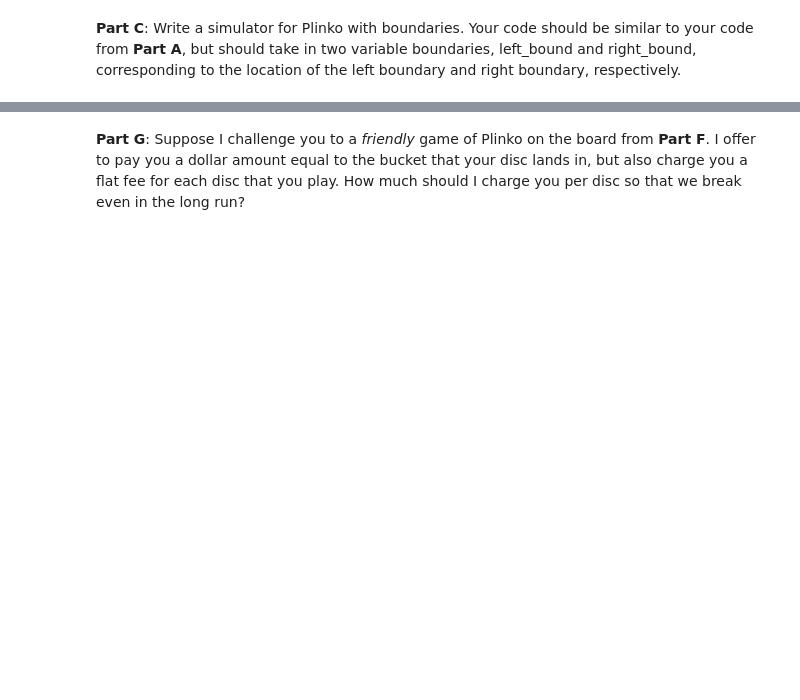
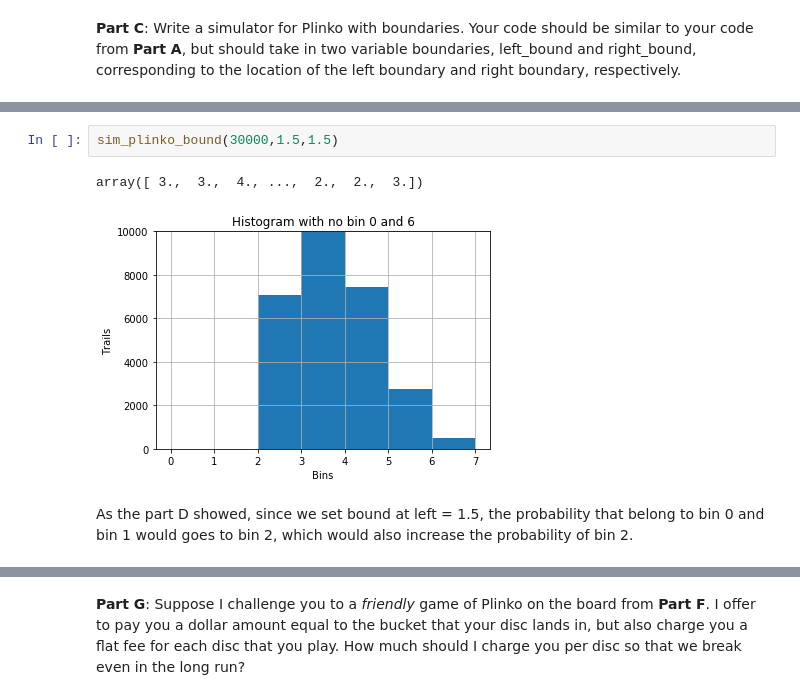
Before and after one commit to manfromchangsha/csci3022-Chen, a Jupyter notebook: homework/homework4/hmwk04_Lastname_Firstname.ipynb, the cells around one changed output, grey strips where cells are left out. Drawn from its saved outputs; the diff is of its cells as text; blank space fills up the shorter version.

```diff
--- a/homework/homework4/hmwk04_Lastname_Firstname.ipynb
+++ b/homework/homework4/hmwk04_Lastname_Firstname.ipynb
@@ -183,6 +264,13 @@ Let $X$ be the random variable corresponding to the Bucket that the disc lands i
 ![alt text](http://danlarremore.com/misc/plinko4.png)
 
 Let $X$ be the random variable corresponding to the Bucket that the disc lands in. Run your simulation for at least $10K$ trials and plot a density histogram estimate of the PMF of $X$. Compare the approximate PMF for this board to the boards from **Parts A** and **D**. Explain the mechanism that causes the differences between the three PMFs in words.
+# %%
+sim_plinko_bound(30000,1.5,1.5)
+# %% [output]
+array([ 3.,  3.,  4., ...,  2.,  2.,  3.])
+[figure, added]
+# %% [markdown]
+As the part D showed, since we set bound at left = 1.5, the probability that belong to bin 0 and bin 1 would goes to bin 2, which would also increase the probability of bin 2.
 # %% [markdown]
 **Part F**: OK, one more. Consider the board with left_bound $= 1.5$ and right_bound $= 5.5$ which looks as follows:
 
```
Also changed, not shown: parts of 19 cells of this notebook.
